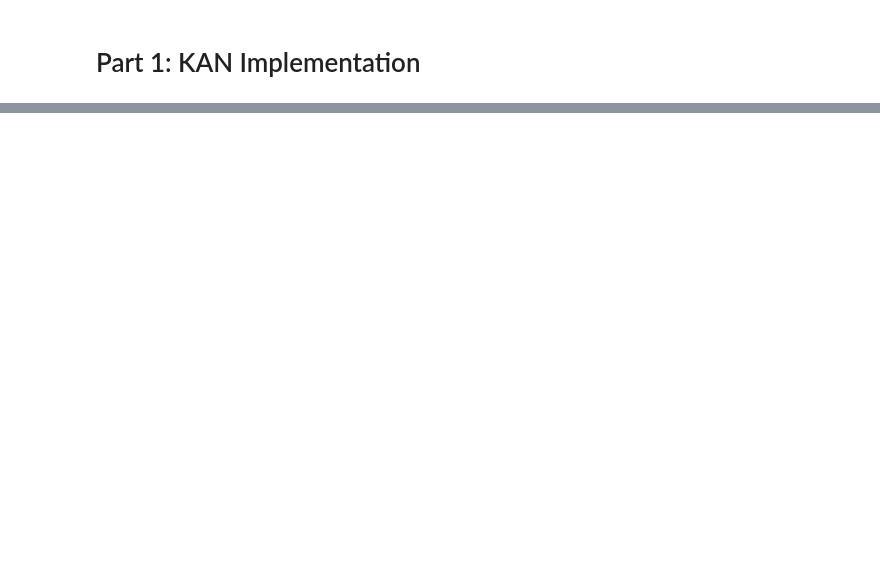
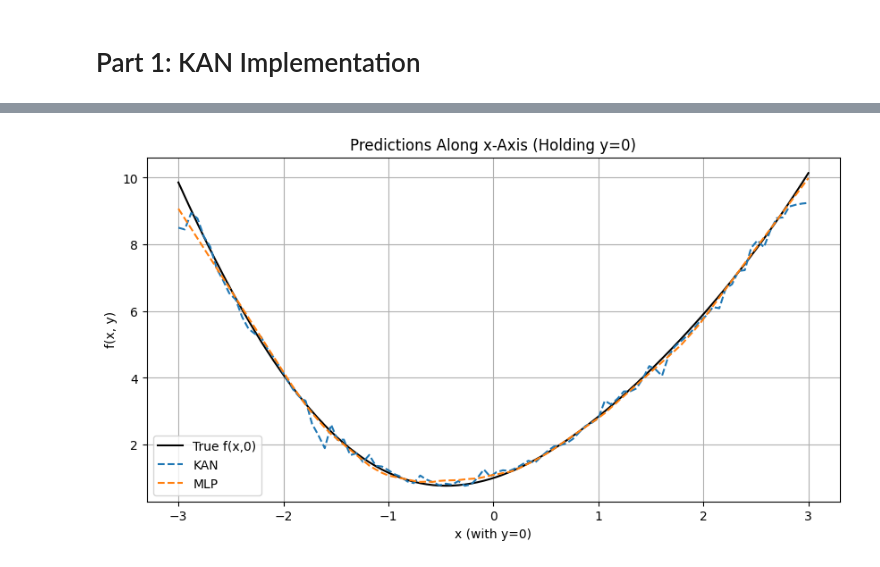
Before and after one commit to ebylmz/gtu-cse, a Jupyter notebook: cse655-deep-learning/hw04/Homework4_254201001054_Yilmaz_Emirkan_Burak.ipynb, the cells around one changed output, grey strips where cells are left out. Saved outputs shown, nothing was run; the diff lists cells and outputs as text; code cells hidden in the pictures; blank space fills up the shorter version.

```diff
--- a/cse655-deep-learning/hw04/Homework4_254201001054_Yilmaz_Emirkan_Burak.ipynb
+++ b/cse655-deep-learning/hw04/Homework4_254201001054_Yilmaz_Emirkan_Burak.ipynb
@@ -174,0 +233,20 @@ plt.show()
+# %%
+# Plot predictions vs x (for fixed y=0)
+x_plot = np.linspace(-3, 3, 100)
+X_plot = torch.FloatTensor(np.column_stack((x_plot, np.zeros_like(x_plot))))
+with torch.no_grad():
+    y_kan = kan(X_plot).numpy()
+    y_mlp = mlp(X_plot).numpy()
+
+plt.figure(figsize=(10, 5))
+plt.plot(x_plot, np.sin(x_plot) + 1 + x_plot**2, 'k-', label='True f(x,0)')
+plt.plot(x_plot, y_kan, '--', label='KAN')
+plt.plot(x_plot, y_mlp, '--', label='MLP')
+plt.xlabel('x (with y=0)')
+plt.ylabel('f(x, y)')
+plt.legend()
+plt.title('Predictions Along x-Axis (Holding y=0)')
+plt.grid()
+plt.show()
+# %% [output]
+[figure, added]
```
Also changed, not shown: parts of 10 cells of this notebook.
